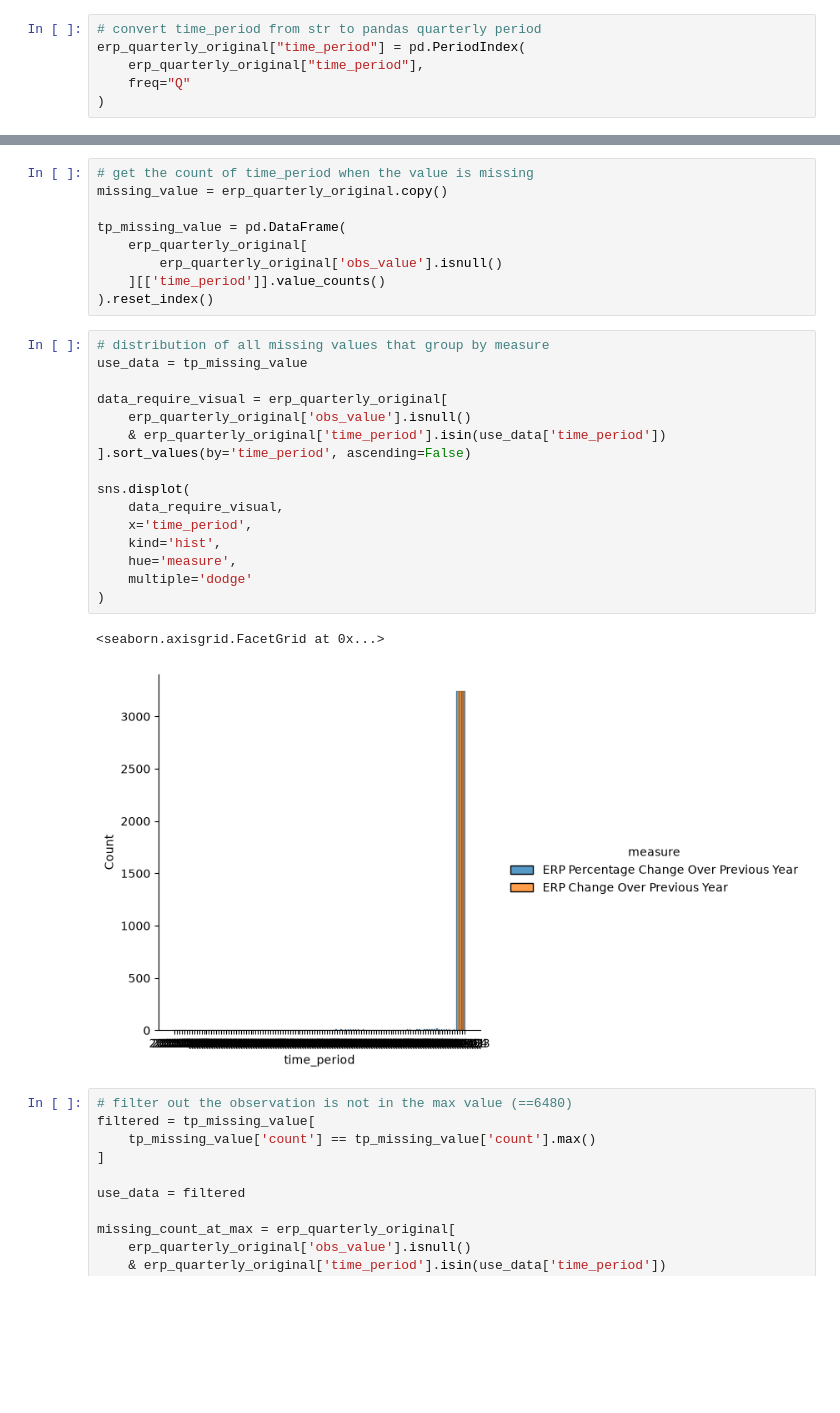
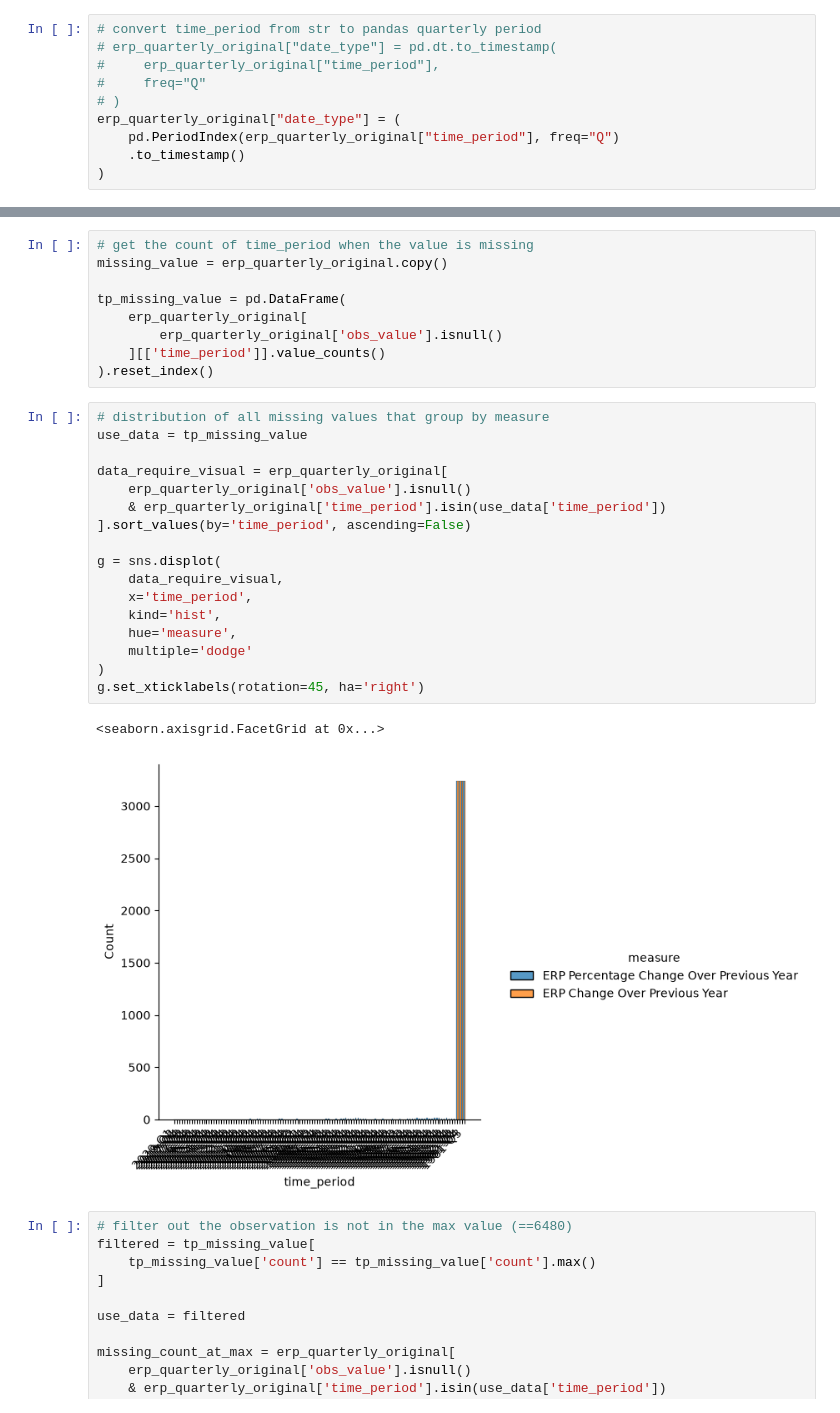
Before and after one commit to Abotyt/australiaMarketExpansionStrategy, a Jupyter notebook: AustralianUnemployedPrediction/DataWrangling/CleanData.ipynb, the cells around one changed output, grey strips where cells are left out. Drawn from its saved outputs; the diff is of its cells as text; blank space fills up the shorter version.

```diff
--- a/AustralianUnemployedPrediction/DataWrangling/CleanData.ipynb
+++ b/AustralianUnemployedPrediction/DataWrangling/CleanData.ipynb
@@ -950,6 +1069,10 @@ Length: 120, dtype: str
 # %%
 # convert time_period from str to pandas quarterly period
-erp_quarterly_original["time_period"] = pd.PeriodIndex(
-    erp_quarterly_original["time_period"],
-    freq="Q"
+# erp_quarterly_original["date_type"] = pd.dt.to_timestamp(
+#     erp_quarterly_original["time_period"],
+#     freq="Q"
+# )
+erp_quarterly_original["date_type"] = (
+    pd.PeriodIndex(erp_quarterly_original["time_period"], freq="Q")
+    .to_timestamp()
 )
@@ -991,22 +1110,23 @@ tp_missing_value = pd.DataFrame(
 # %%
 # distribution of all missing values that group by measure
 use_data = tp_missing_value
 
 data_require_visual = erp_quarterly_original[
     erp_quarterly_original['obs_value'].isnull()
     & erp_quarterly_original['time_period'].isin(use_data['time_period'])
 ].sort_values(by='time_period', ascending=False)
 
-sns.displot(
+g = sns.displot(
     data_require_visual,
     x='time_period',
     kind='hist',
     hue='measure',
     multiple='dodge'
 )
+g.set_xticklabels(rotation=45, ha='right')
 # %% [output]
 <seaborn.axisgrid.FacetGrid at 0x...>
-[figure, old version]
+[figure, new version]
 # %%
 # filter out the observation is not in the max value (==6480)
 filtered = tp_missing_value[
```
Also changed, not shown: parts of 81 cells of this notebook.
